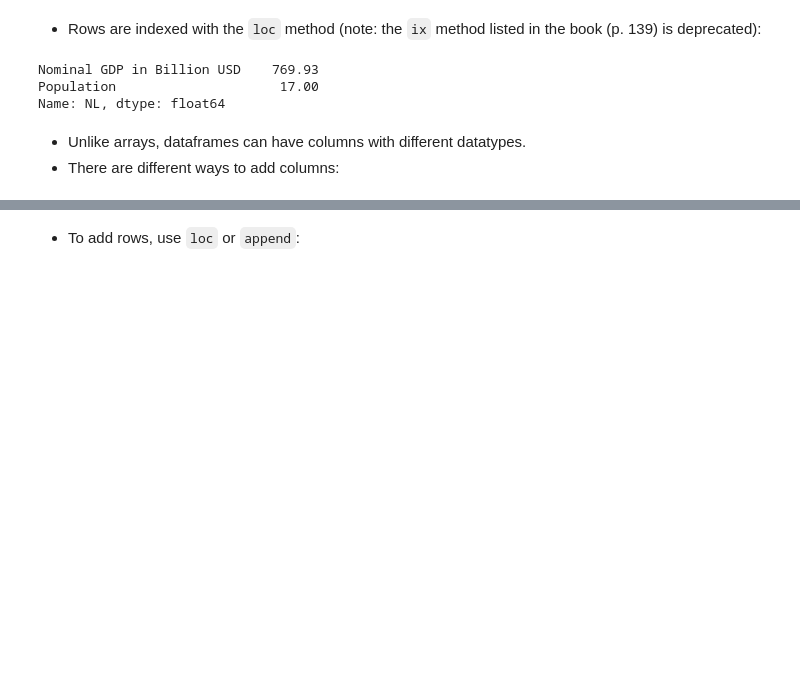
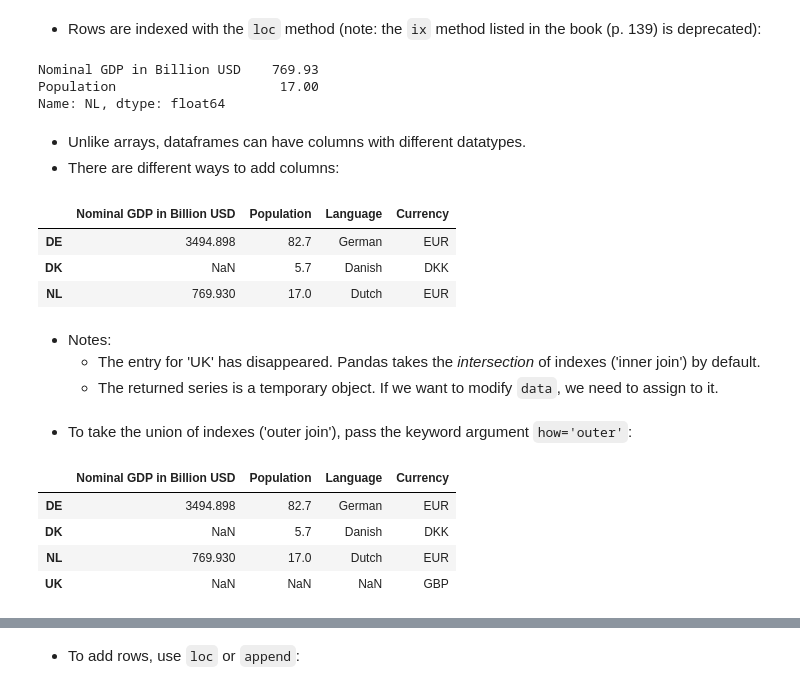
Before and after one commit to s-broda/ComputationalFinance, a Jupyter notebook: slides/week2.ipynb, the cells around one changed output, grey strips where cells are left out. Cells and saved outputs as stored; diff of their text form; code cells hidden in the pictures; blank space fills up the shorter version.

```diff
--- a/slides/week2.ipynb
+++ b/slides/week2.ipynb
@@ -281,5 +281,24 @@ Name: NL, dtype: float64
 # %%
 data['Language']=['German', 'Danish', 'Dutch']; #Add a new column from a list
 # %%
-s=pd.Series(['EUR', 'DKK', 'EUR'], index=['NL', 'DK', 'DE'], name='Currency')
-data=pd.concat([data, s], axis=1) #Add a new column from a series or dataframe
+s=pd.Series(['EUR', 'DKK', 'EUR', 'GBP'], index=['NL', 'DK', 'DE', 'UK'], name='Currency')
+data.join(s) #Add a new column from a series or dataframe
+# %% [output]
+|  | Nominal GDP in Billion USD | Population | Language | Currency |
+| DE | 3494.898 | 82.7 | German | EUR |
+| DK | NaN | 5.7 | Danish | DKK |
+| NL | 769.930 | 17.0 | Dutch | EUR |
+# %% [markdown]
+* Notes:
+  * The entry for 'UK' has disappeared. Pandas takes the *intersection* of indexes ('inner join') by default.
+  * The returned series is a temporary object. If we want to modify `data`, we need to assign to it.
+# %% [markdown]
+* To take the union of indexes ('outer join'), pass the keyword argument `how='outer'`:
+# %%
+data=data.join(s, how='outer'); data #assignment to store the modified frame
+# %% [output]
+|  | Nominal GDP in Billion USD | Population | Language | Currency |
+| DE | 3494.898 | 82.7 | German | EUR |
+| DK | NaN | 5.7 | Danish | DKK |
+| NL | 769.930 | 17.0 | Dutch | EUR |
+| UK | NaN | NaN | NaN | GBP |
```
Also changed, not shown: parts of 22 cells of this notebook.
